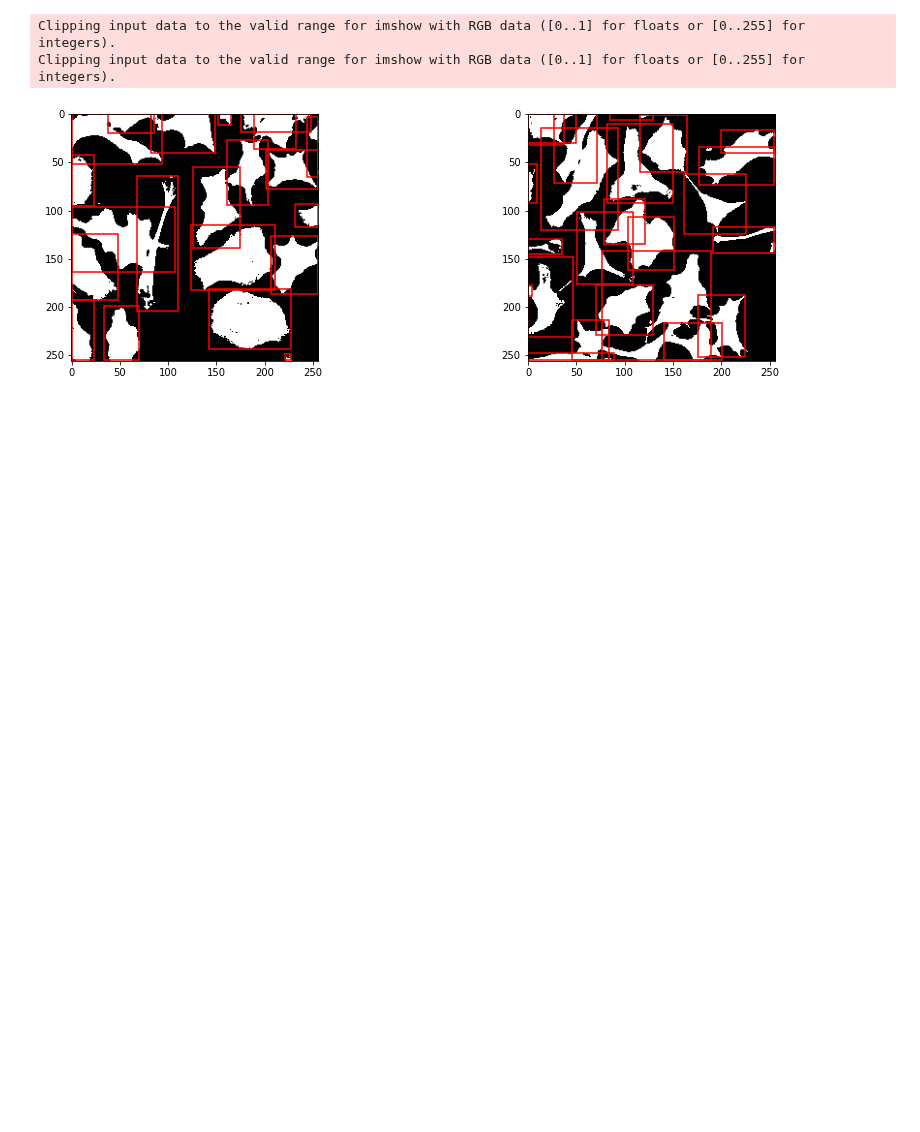
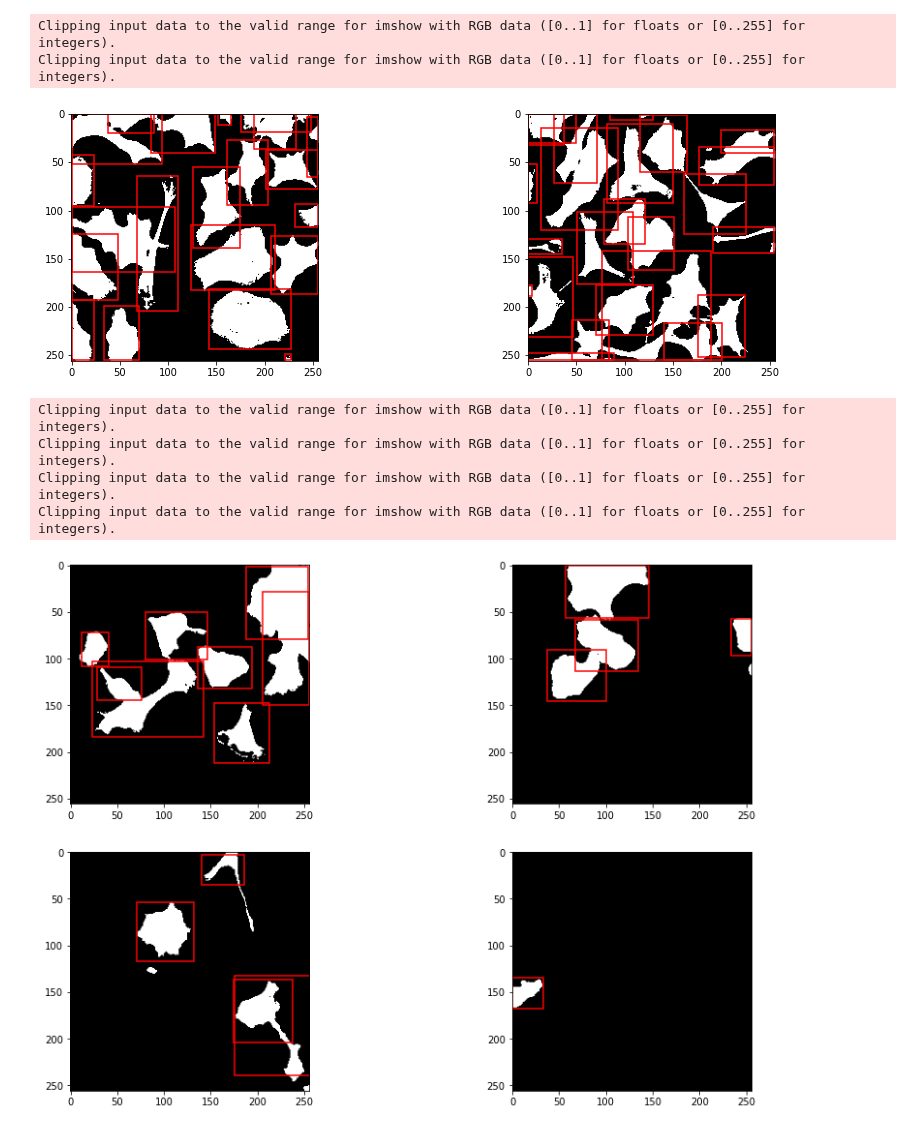
Before and after one commit to ego-alt/segmentation-from-scratch, a Jupyter notebook: instance_seg.ipynb, the cells around one changed output. Saved outputs shown, nothing was run; the diff lists cells and outputs as text; code cells hidden in the pictures; blank space fills up the shorter version.

Commit message:
Visualised boundary box results

```diff
--- a/instance_seg.ipynb
+++ b/instance_seg.ipynb
@@ -161,7 +161,8 @@ class CellImages(Dataset):
 
         return img, target
 # %%
-train_loader = DataLoader(CellImages(w1[0:70], labels3d[0:70]),
+train = CellImages(w1[0:70], labels3d[0:70])
+train_loader = DataLoader(train,
                           batch_size=5, shuffle=False,
                           collate_fn=lambda x:list(zip(*x)))
 
@@ -228,29 +230,48 @@ lr_scheduler = torch.optim.lr_scheduler.StepLR(optimizer, step_size=3, gamma=0.1
 # %%
 from engine import train_one_epoch, evaluate
-num_epochs = 10
 
-for epoch in range(num_epochs):
+for epoch in range(epochs):
     train_one_epoch(model, optimizer, train_loader, device, epoch, print_freq=10)
     lr_scheduler.step()
     evaluate(model, test_loader, device=device)
 # %%
-class SingleImage:
+class ImageTest:
     def __init__(self, test_img):
-        transform = transforms.Compose([
+        self.transform = transforms.Compose([
             transforms.ToTensor(),
         ])
-        self.img = transform(test_img).to(device)
+        self.img = test_img
         self.classes = ['__background__', 'cell']
 
-    def run_model(self, model, conf=0.5):
+    def main(self, model, conf=0.5):
+        figure = plt.figure(figsize=(15,10))
+
+        for ind, i in enumerate(self.img):
+            i = self.transform(i).to(device)
+            boxes, classes, masks = self.run_model(model, i, conf)
+            ax = figure.add_subplot(2, 2, ind + 1)
+            ax.imshow(self.from_gpu(i).transpose((1,2,0)) * 255)
+            self.show_boxes(boxes, ax)
+
+    def show_boxes(self, boxes, ax):
+        for j in range(len(boxes)):
+            x, y = boxes[j][0]
+            x1, y1 = boxes[j][1]
+            width, height = x1 - x, y1 - y
+            ax.add_patch(patches.Rectangle(
+                (x, y), width, height,
+                linewidth=1.5, edgecolor='r', facecolor='none'
+            ))
+
+    def run_model(self, model, img, conf):
         model.eval()
-        pred = model([self.img])
+        pred = model([img])
         pred_score = list(pred[0]['scores'].detach().cpu().numpy())
         pred_conf = [pred_score.index(x) for x in pred_score if x > conf][-1]
 
         boxes = self.from_gpu(pred[0]['boxes'])
         boxes = [[(i[0], i[1]), (i[2], i[3])] for i in boxes]
-        labels = [classes[i] for i in self.from_gpu(pred[0]['labels'])]
+        labels = [self.classes[i] for i in self.from_gpu(pred[0]['labels'])]
         masks = self.from_gpu((pred[0]['masks'] > 0.5).squeeze())
 
         pred_boxes = boxes[:pred_conf + 1]
@@ -262,5 +283,11 @@ class SingleImage:
     def from_gpu(self, tensor):
         return tensor.detach().cpu().numpy()
 # %%
-testone = SingleImage(w1[99])
-testone.run_model(model, 0.40)
+testone = ImageTest(w1[96:100])
+testone.main(model, 0.70)
+# %% [output]
+Clipping input data to the valid range for imshow with RGB data ([0..1] for floats or [0..255] for integers).
+Clipping input data to the valid range for imshow with RGB data ([0..1] for floats or [0..255] for integers).
+Clipping input data to the valid range for imshow with RGB data ([0..1] for floats or [0..255] for integers).
+Clipping input data to the valid range for imshow with RGB data ([0..1] for floats or [0..255] for integers).
+[figure, added]
```
Also changed, not shown: parts of 2 cells of this notebook.
